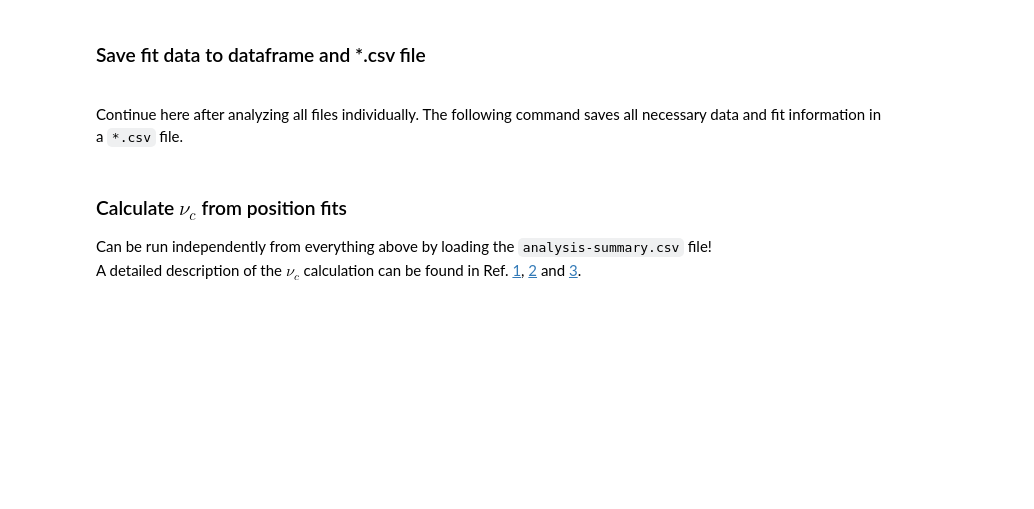
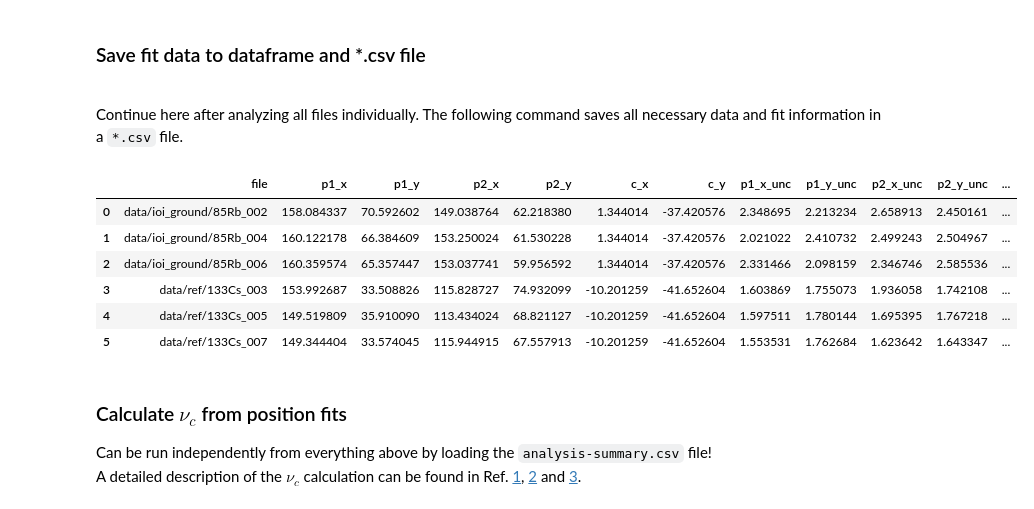
Before and after one commit to jonas-ka/pi-icr-analysis, a Jupyter notebook: pi-icr-analysis.ipynb, the cells around one changed output. Saved outputs shown, nothing was run; the diff lists cells and outputs as text; code cells hidden in the pictures; blank space fills up the shorter version.

```diff
--- a/pi-icr-analysis.ipynb
+++ b/pi-icr-analysis.ipynb
@@ -446,29 +465,38 @@ Optimization terminated successfully.
 # %%
 calc_df = pd.DataFrame()
 for key in analysis.keys():
     for subkey in analysis[key].keys():
         if '_c_' not in subkey:
             calc_df = calc_df.append(pd.DataFrame({'file': subkey,
-                            'p1_x': analysis[key][subkey]['fit-p1']['x']['mean_x'],
-                            'p1_y': analysis[key][subkey]['fit-p1']['x']['mean_y'],
-                            'p2_x': analysis[key][subkey]['fit-p2']['x']['mean_x'],
-                            'p2_y': analysis[key][subkey]['fit-p2']['x']['mean_y'],
-                            'c_x': analysis[key][subkey]['fit-c']['x']['mean_x'],
-                            'c_y': analysis[key][subkey]['fit-c']['x']['mean_y'],
-                            'p1_x_unc': np.sqrt(analysis[key][subkey]['fit-p1']['hess_inv'][0,0]),
-                            'p1_y_unc': np.sqrt(analysis[key][subkey]['fit-p1']['hess_inv'][2,2]),
-                            'p2_x_unc': np.sqrt(analysis[key][subkey]['fit-p2']['hess_inv'][0,0]),
-                            'p2_y_unc': np.sqrt(analysis[key][subkey]['fit-p2']['hess_inv'][2,2]),
-                            'c_x_unc': np.sqrt(analysis[key][subkey]['fit-c']['hess_inv'][0,0]),
-                            'c_y_unc': np.sqrt(analysis[key][subkey]['fit-c']['hess_inv'][2,2]),
+                            'p1_x': analysis[key][subkey]['fit-p1']['meanx'][0],
+                            'p1_y': analysis[key][subkey]['fit-p1']['meany'][0],
+                            'p2_x': analysis[key][subkey]['fit-p2']['meanx'][0],
+                            'p2_y': analysis[key][subkey]['fit-p2']['meany'][0],
+                            'c_x': analysis[key][subkey]['fit-c']['meanx'][0],
+                            'c_y': analysis[key][subkey]['fit-c']['meany'][0],
+                            'p1_x_unc': analysis[key][subkey]['fit-p1']['meanx'][1],
+                            'p1_y_unc': analysis[key][subkey]['fit-p1']['meany'][1],
+                            'p2_x_unc': analysis[key][subkey]['fit-p2']['meanx'][1],
+                            'p2_y_unc': analysis[key][subkey]['fit-p2']['meany'][1],
+                            'c_x_unc': analysis[key][subkey]['fit-c']['meanx'][1],
+                            'c_y_unc': analysis[key][subkey]['fit-c']['meany'][1],
                             'cyc_freq_guess': analysis[key][subkey]['cyc_freq'],
                             'red_cyc_freq': analysis[key][subkey]['red_cyc_freq'],
                             'mag_freq': analysis[key][subkey]['mag_freq'],
                             'cyc_acc_time': analysis[key][subkey]['cyc_acc_time'],
                             'n_acc': analysis[key][subkey]['n_acc'],
                             'time_start': pd.to_datetime('{} {}'.format(analysis[key][subkey]['time-info'][0], analysis[key][subkey]['time-info'][1]), format='%m/%d/%Y %H:%M:%S', errors='ignore'),
                             'time_end': pd.to_datetime('{} {}'.format(analysis[key][subkey]['time-info'][2], analysis[key][subkey]['time-info'][3]), format='%m/%d/%Y %H:%M:%S', errors='ignore')}, index=[0]), ignore_index=True)
 calc_df.to_csv('data/analysis-summary.csv')
+calc_df
+# %% [output]
+|  | file | p1_x | p1_y | p2_x | p2_y | c_x | c_y | p1_x_unc | p1_y_unc | p2_x_unc | p2_y_unc | ... |
+| 0 | data/ioi_ground/85Rb_002 | 158.084337 | 70.592602 | 149.038764 | 62.218380 | 1.344014 | -37.420576 | 2.348695 | 2.213234 | 2.658913 | 2.450161 | ... |
+| 1 | data/ioi_ground/85Rb_004 | 160.122178 | 66.384609 | 153.250024 | 61.530228 | 1.344014 | -37.420576 | 2.021022 | 2.410732 | 2.499243 | 2.504967 | ... |
+| 2 | data/ioi_ground/85Rb_006 | 160.359574 | 65.357447 | 153.037741 | 59.956592 | 1.344014 | -37.420576 | 2.331466 | 2.098159 | 2.346746 | 2.585536 | ... |
+| 3 | data/ref/133Cs_003 | 153.992687 | 33.508826 | 115.828727 | 74.932099 | -10.201259 | -41.652604 | 1.603869 | 1.755073 | 1.936058 | 1.742108 | ... |
+| 4 | data/ref/133Cs_005 | 149.519809 | 35.910090 | 113.434024 | 68.821127 | -10.201259 | -41.652604 | 1.597511 | 1.780144 | 1.695395 | 1.767218 | ... |
+| 5 | data/ref/133Cs_007 | 149.344404 | 33.574045 | 115.944915 | 67.557913 | -10.201259 | -41.652604 | 1.553531 | 1.762684 | 1.623642 | 1.643347 | ... |
 # %% [markdown]
 ### Calculate $\nu_c$ from position fits
 
```
Also changed, not shown: parts of 13 cells of this notebook, 1 other file.
